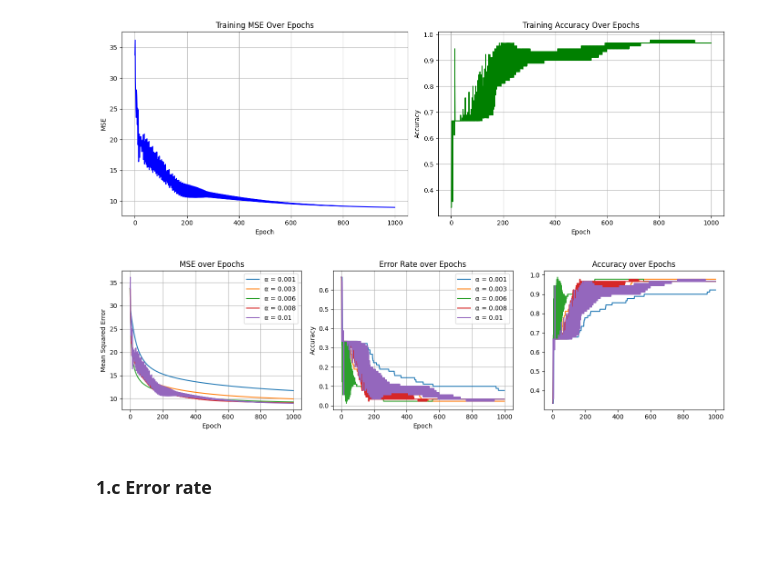
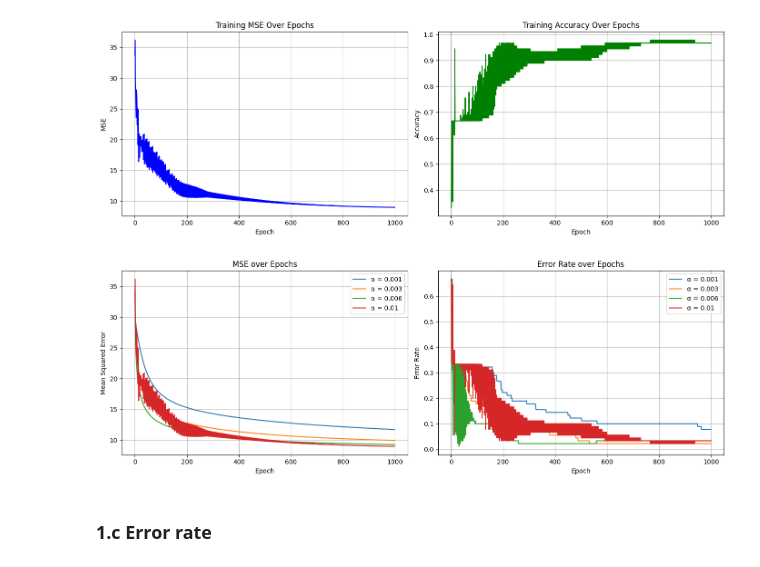
Before and after one commit to tuvats/TTT4275-Classification-project, a Jupyter notebook: iris_project/Iris_task.ipynb, the cells around one changed output. Saved outputs shown, nothing was run; the diff lists cells and outputs as text; code cells hidden in the pictures; blank space fills up the shorter version.

Commit message:
la til cm og lagret figurer

```diff
--- a/iris_project/Iris_task.ipynb
+++ b/iris_project/Iris_task.ipynb
@@ -106,43 +109,36 @@ Accuracy result: 0.9666666666666667
 # %%
 #Testing for different values of alpha
 
-alphas = [0.001, 0.003, 0.006, 0.008, 0.01]
+alphas = [0.001, 0.003, 0.006, 0.01]
 
 # Create subplots
-fig, (ax1, ax2, ax3) = plt.subplots(1, 3, figsize=(14, 4))
+fig, (ax1, ax2) = plt.subplots(1, 2, figsize=(14, 5))
 
 for a in alphas:
     _, mse_results_a, error_rates_a, train_acc_a, _ = train_linear_classifier(X_train, y_train_encoded, max_iter=num_iterations, alpha=a)
 
     ax1.plot(epoch_list, mse_results_a, label=f"α = {a}")
     ax2.plot(epoch_list, error_rates_a, label=f"α = {a}")
-    ax3.plot(epoch_list, train_acc_a, label=f"α = {a}")
 
 # MSE subplot
 ax1.set_title("MSE over Epochs")
 ax1.set_xlabel("Epoch")
 ax1.set_ylabel("Mean Squared Error")
 ax1.grid(True)
 ax1.legend()
 
 # Error Rate subplot
 ax2.set_title("Error Rate over Epochs")
 ax2.set_xlabel("Epoch")
 ax2.set_ylabel("Error Rate")
 ax2.grid(True)
 ax2.legend()
 
-# Accuracy subplot
-ax3.set_title("Accuracy over Epochs")
-ax2.set_xlabel("Epoch")
-ax2.set_ylabel("Accuracy")
-ax2.grid(True)
-ax2.legend()
-
 plt.tight_layout()
+plt.savefig('Images/Diff_alpha')
 plt.show()
 # %% [output]
-[figure, old version]
+[figure, new version]
 # %%
 #Predicting using the test set
 from logistic_regression import predict
```
Also changed, not shown: parts of 17 cells of this notebook, 7 other files.
